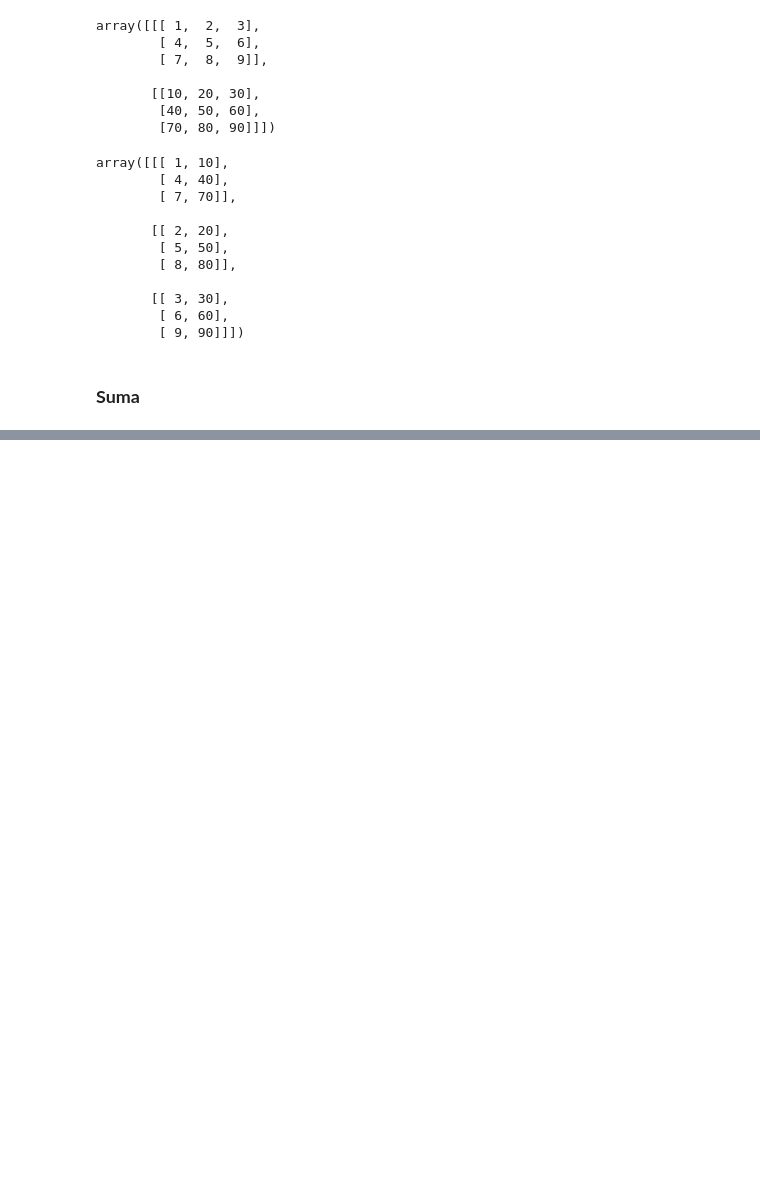
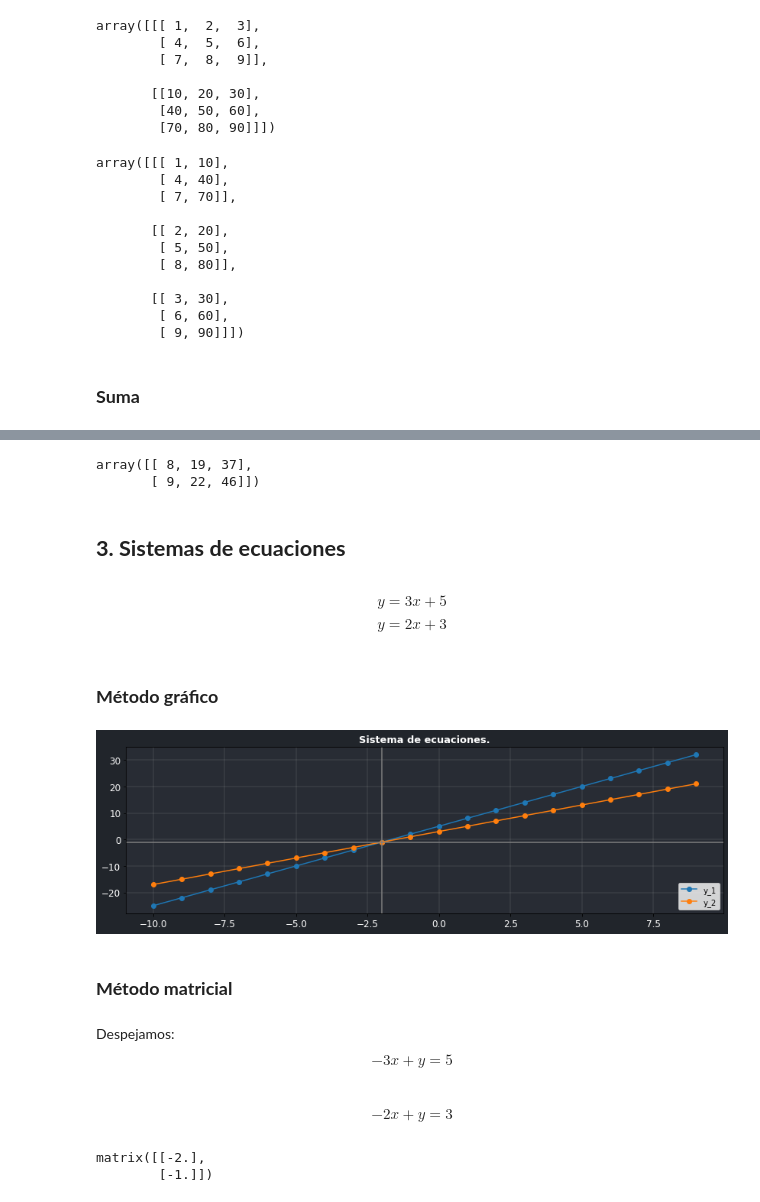
Before and after one commit to JuanFeA98/Estadistica_Probabilidad, a Jupyter notebook: Álgebra Lineal/Fundamentos de Algebra Lineal.ipynb, the cells around one changed output, grey strips where cells are left out. Saved outputs shown, nothing was run; the diff lists cells and outputs as text; code cells hidden in the pictures; blank space fills up the shorter version.

Commit message:
Sistemas de ecuaciones I

```diff
--- a/Álgebra Lineal/Fundamentos de Algebra Lineal.ipynb
+++ b/Álgebra Lineal/Fundamentos de Algebra Lineal.ipynb
@@ -130,0 +180,47 @@ array([[2, 4],
+# %%
+# (B^t * A^t)
+
+np.dot(B.T, A.T)
+# %% [output]
+array([[ 8, 19, 37],
+       [ 9, 22, 46]])
+# %% [markdown]
+## **3. Sistemas de ecuaciones**
+# %% [markdown]
+$$y = 3x + 5$$
+$$y = 2x + 3$$
+# %%
+x = list(range(-10, 10))
+y_1 = [(3*i + 5) for i in x]
+y_2 = [(2*i + 3) for i in x]
+# %% [markdown]
+### **Método gráfico**
+# %%
+fig, ax = plt.subplots(figsize = (14, 4))
+
+plt.title('Sistema de ecuaciones.', fontsize=13, color='white', fontweight='bold')
+
+fig.patch.set_facecolor('#21252b')
+ax.set_facecolor('#282c34')
+
+plt.plot(x, y_1, marker='o', label='y_1')
+plt.plot(x, y_2, marker='o', label='y_2')
+
+plt.axvline(-2, color='gray')
+plt.axhline(-1, color='gray')
+
+plt.xticks(color='white', size=12)
+plt.yticks(color='white', size=12)
+
+plt.grid(linewidth=0.2)
+plt.legend(loc='lower right')
+
+plt.show()
+# %% [output]
+[figure, added]
+# %% [markdown]
+### **Método matricial**
+# %% [markdown]
+Despejamos:
+$$-3x + y = 5$$
+$$-2x + y = 3$$
@@ -130,0 +237,5 @@ array([[2, 4],
+# %%
+A**-1 * B
+# %% [output]
+matrix([[-2.],
+        [-1.]])
```
Also changed, not shown: parts of 18 cells of this notebook.
